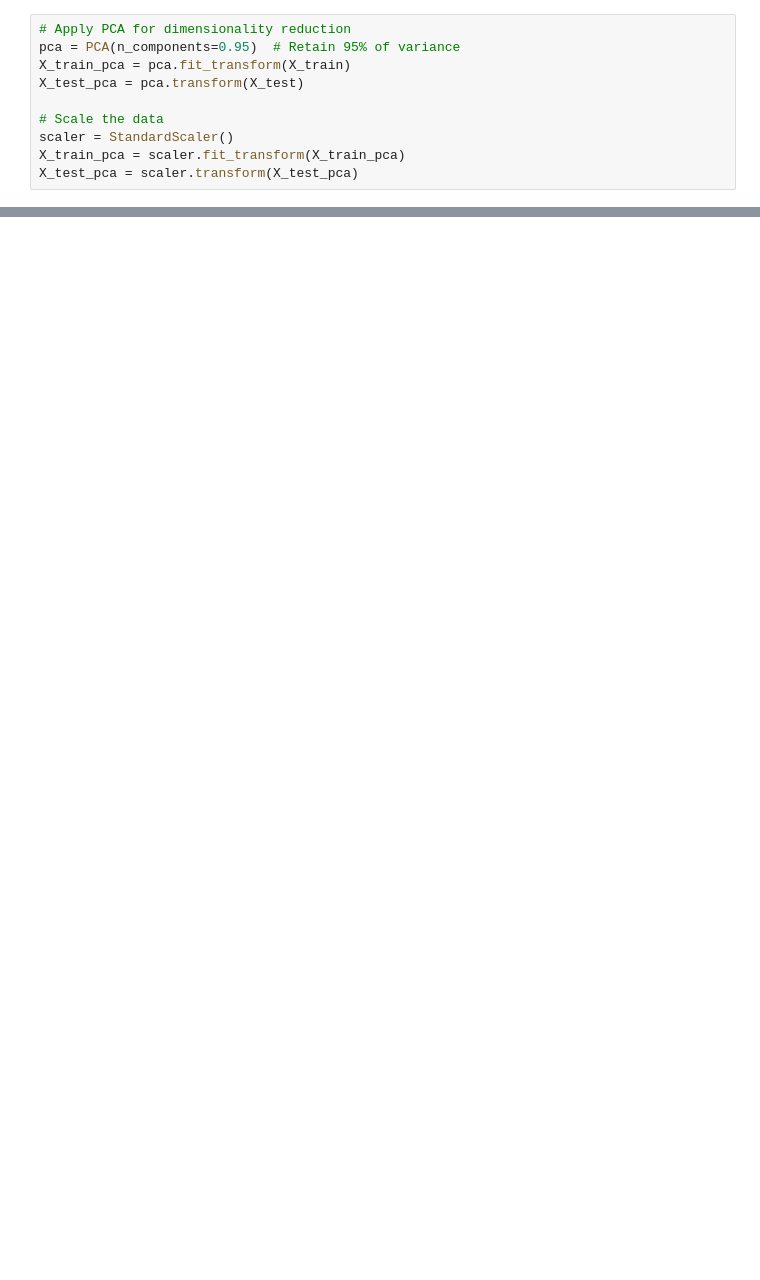
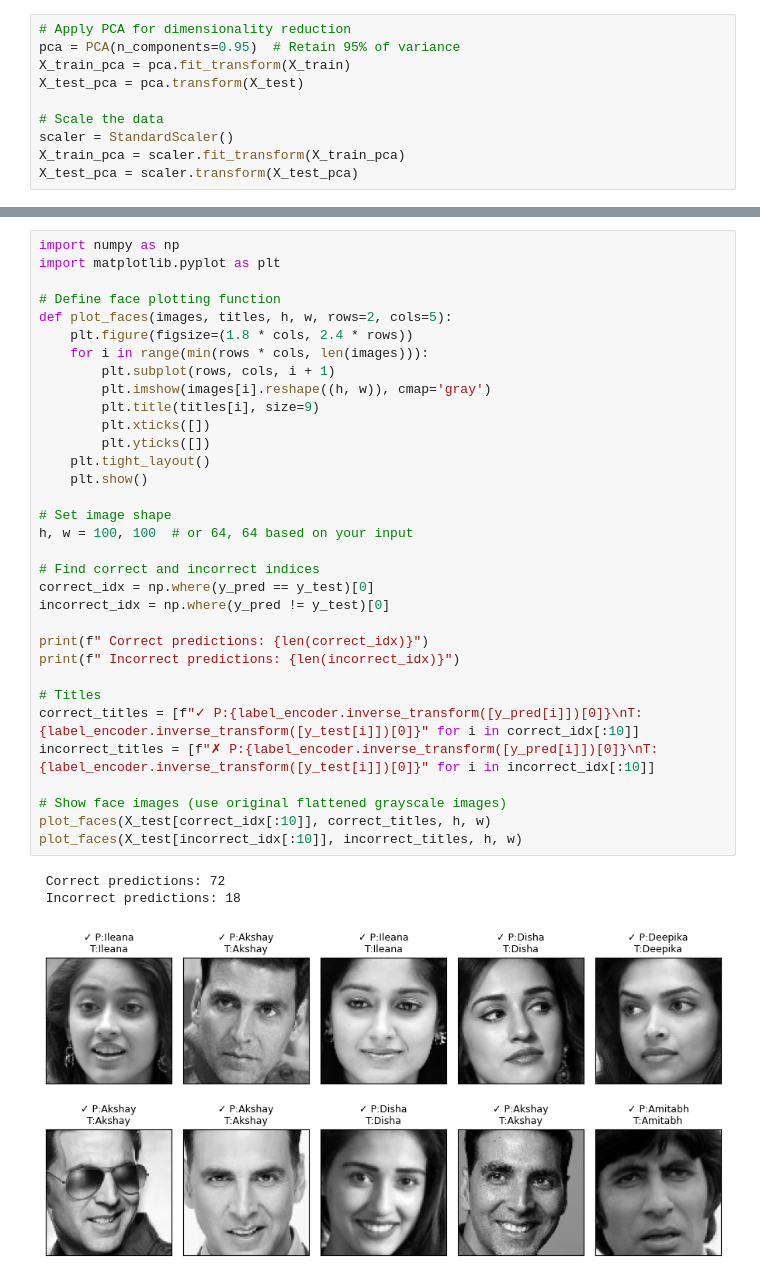
Before and after one commit to Shambhaviss/face-recognition, a Jupyter notebook: face.ipynb, the cells around one changed output, grey strips where cells are left out. Cells and saved outputs as stored; diff of their text form; blank space fills up the shorter version.

```diff
--- a/face.ipynb
+++ b/face.ipynb
@@ -195,0 +154,37 @@ plot_predictions(X_test, y_test, y_pred, label_encoder)
+# %%
+import numpy as np
+import matplotlib.pyplot as plt
+
+# Define face plotting function
+def plot_faces(images, titles, h, w, rows=2, cols=5):
+    plt.figure(figsize=(1.8 * cols, 2.4 * rows))
+    for i in range(min(rows * cols, len(images))):
+        plt.subplot(rows, cols, i + 1)
+        plt.imshow(images[i].reshape((h, w)), cmap='gray')
+        plt.title(titles[i], size=9)
+        plt.xticks([])
+        plt.yticks([])
+    plt.tight_layout()
+    plt.show()
+
+# Set image shape
+h, w = 100, 100  # or 64, 64 based on your input
+
+# Find correct and incorrect indices
+correct_idx = np.where(y_pred == y_test)[0]
+incorrect_idx = np.where(y_pred != y_test)[0]
+
+print(f" Correct predictions: {len(correct_idx)}")
+print(f" Incorrect predictions: {len(incorrect_idx)}")
+
+# Titles
+correct_titles = [f"✓ P:{label_encoder.inverse_transform([y_pred[i]])[0]}\nT:{label_encoder.inverse_transform([y_test[i]])[0]}" for i in correct_idx[:10]]
+incorrect_titles = [f"✗ P:{label_encoder.inverse_transform([y_pred[i]])[0]}\nT:{label_encoder.inverse_transform([y_test[i]])[0]}" for i in incorrect_idx[:10]]
+
+# Show face images (use original flattened grayscale images)
+plot_faces(X_test[correct_idx[:10]], correct_titles, h, w)
+plot_faces(X_test[incorrect_idx[:10]], incorrect_titles, h, w)
+# %% [output]
+ Correct predictions: 72
+ Incorrect predictions: 18
+[figure, added]
```
Also changed, not shown: parts of 13 cells of this notebook.
